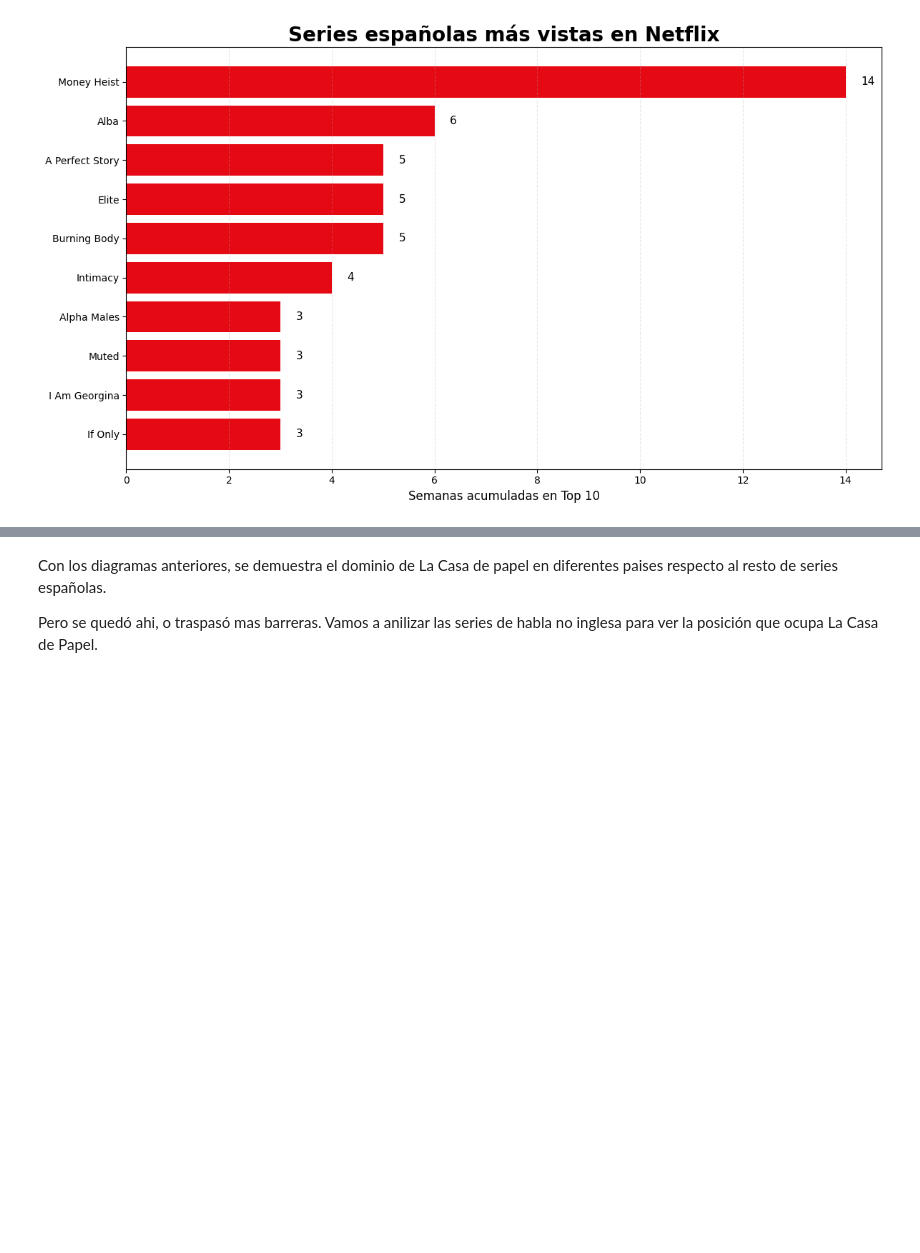
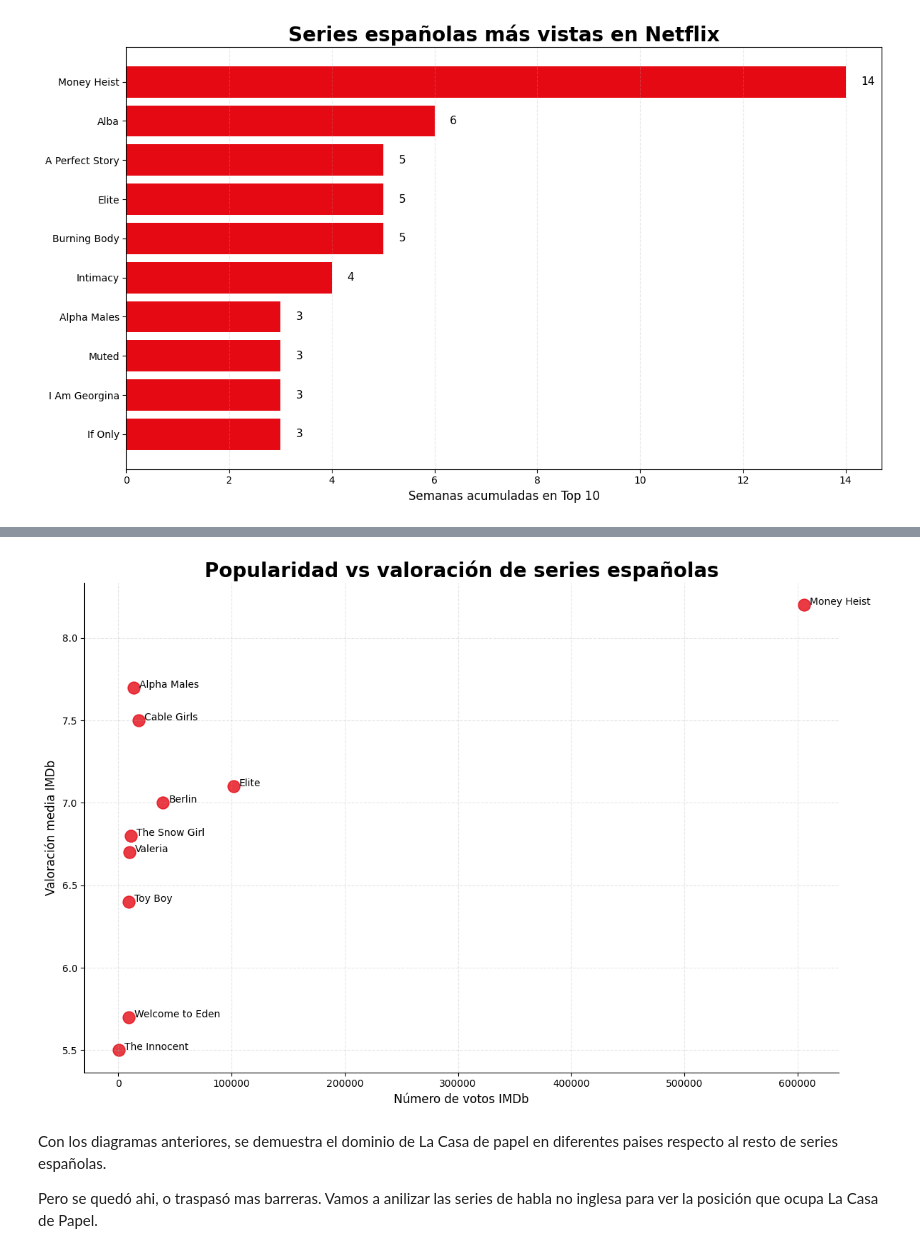
Before and after one commit to alejandro21rg/Eda_la_casa_de_papel, a Jupyter notebook: memoria.ipynb, the cells around one changed output, grey strips where cells are left out. Saved outputs shown, nothing was run; the diff lists cells and outputs as text; code cells hidden in the pictures; blank space fills up the shorter version.

```diff
--- a/memoria.ipynb
+++ b/memoria.ipynb
@@ -1024,0 +1151,10 @@ plt.tight_layout()
+# %%
+
+ranking_global = (
+    series_final.sort_values(
+        by="numVotes",
+        ascending=False
+    )
+    .reset_index(drop=True)
+)
+ranking_global
@@ -1024,0 +1201,8 @@ plt.tight_layout()
+# %%
+ranking_espanolas = ranking_global[
+    ranking_global["primaryTitle"].isin(
+        series_espanolas_nombres
+    )
+]
+
+ranking_espanolas
@@ -1025,3 +1225,69 @@ plt.tight_layout()
+# %%
+import matplotlib.pyplot as plt
+
+# Eliminar duplicados por título
+ranking_unico = (
+    ranking_espanolas
+    .sort_values("numVotes", ascending=False)
+    .drop_duplicates(subset="primaryTitle")
+)
+
+plt.style.use("default")
+
+plt.figure(figsize=(12,8))
+
+# Scatter plot
+plt.scatter(
+    ranking_unico["numVotes"],
+    ranking_unico["averageRating"],
+    s=150,
+    color="#E50914",
+    alpha=0.8
+)
+
+# Etiquetas de cada serie
+for _, row in ranking_unico.iterrows():
+
+    plt.text(
+        row["numVotes"] + 5000,
+        row["averageRating"],
+        row["primaryTitle"],
+        fontsize=10
+    )
+
+# Título
+plt.title(
+    "Popularidad vs valoración de series españolas",
+    fontsize=20,
+    fontweight="bold"
+)
+
+# Etiquetas ejes
+plt.xlabel(
+    "Número de votos IMDb",
+    fontsize=12
+)
+
+plt.ylabel(
+    "Valoración media IMDb",
+    fontsize=12
+)
+
+# Cuadrícula suave
+plt.grid(
+    linestyle="--",
+    alpha=0.3
+)
+
+# Quitar bordes
+ax = plt.gca()
+
+ax.spines["top"].set_visible(False)
+ax.spines["right"].set_visible(False)
+
+plt.tight_layout()
+# %% [output]
+[figure, added]
 # %% [markdown]
 Con los diagramas anteriores, se demuestra el dominio de La Casa de papel en diferentes paises respecto al resto de series españolas.
 
```
Also changed, not shown: parts of 19 cells of this notebook, 3 other files.
